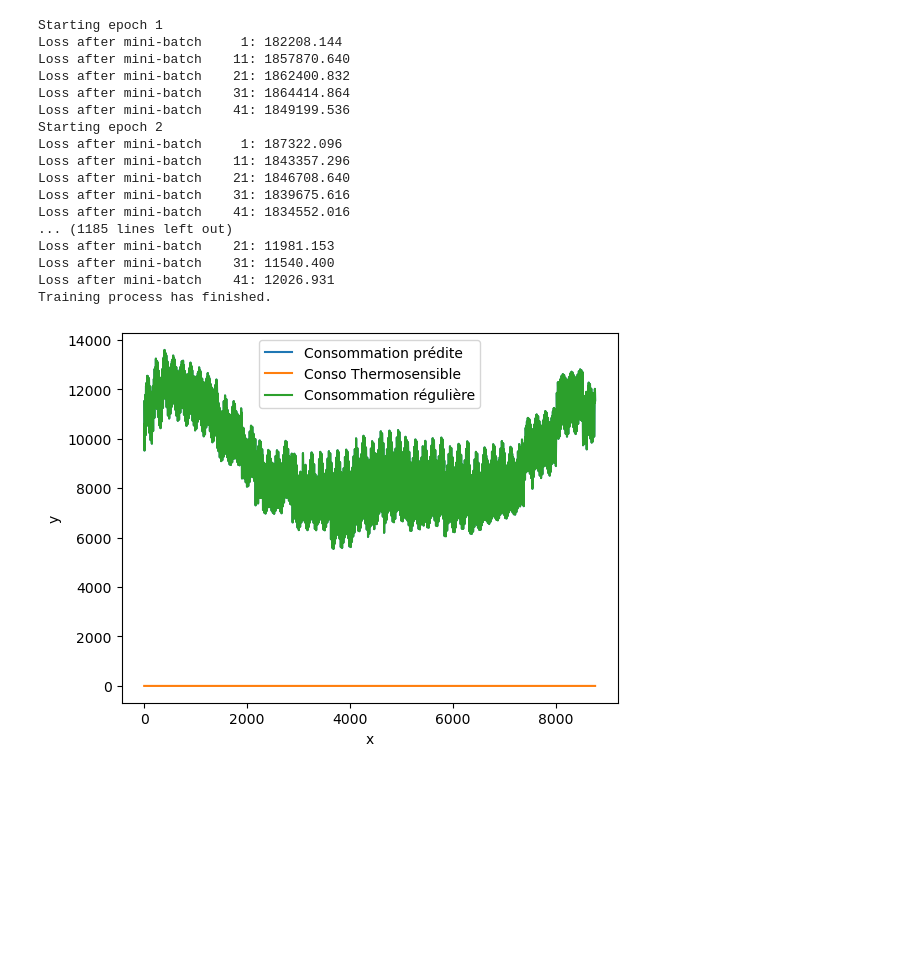
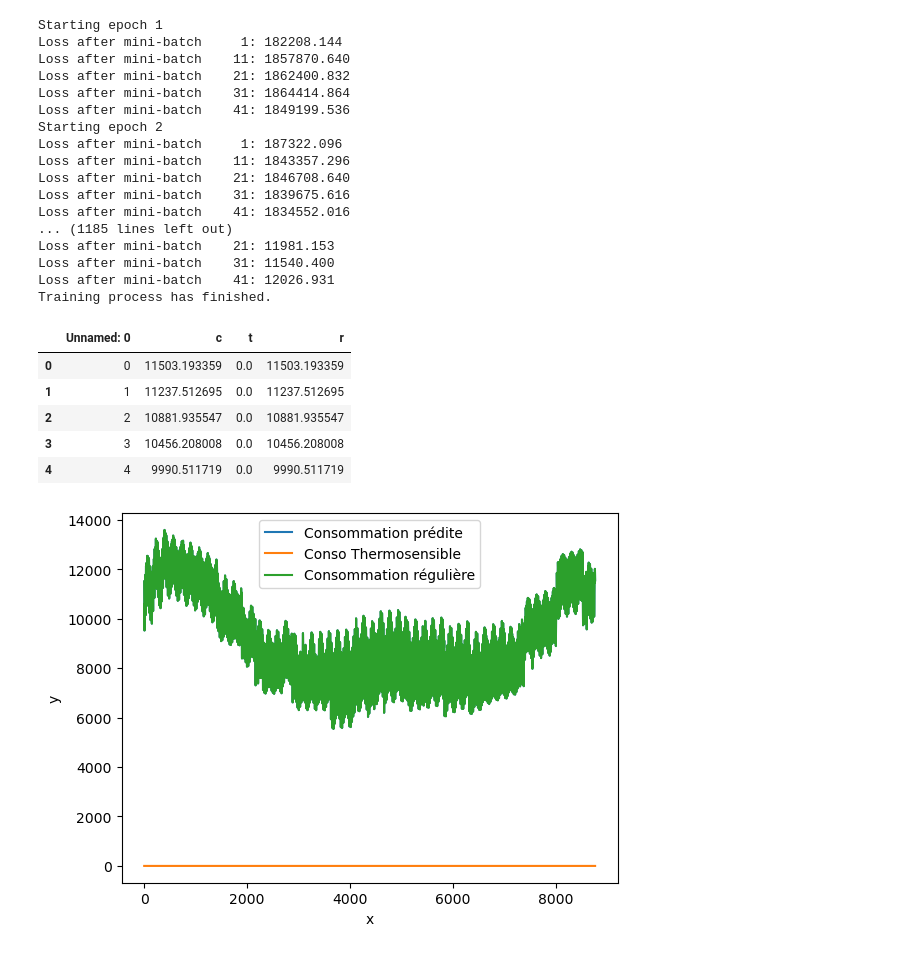
Before and after one commit to sofiane-sch/EnergyDisaggregation, a Jupyter notebook: EDA_test_base_NN.ipynb, the cells around one changed output. Saved outputs shown, nothing was run; the diff lists cells and outputs as text; code cells hidden in the pictures; blank space fills up the shorter version.

Commit message:
fix evaluation in test_base_NN

```diff
--- a/EDA_test_base_NN.ipynb
+++ b/EDA_test_base_NN.ipynb
@@ -85,6 +85,21 @@ import matplotlib.pyplot as plt
 df = pd.DataFrame({'c':a,'t':b,'r':c})
 # %%
 df.to_csv('df_test_NN.csv')
+# %%
+import pandas as pd
+df = pd.read_csv('df_test_NN.csv')
+a = df['c']
+b = df['t']
+c = df['r']
+# %%
+df.head()
+# %% [output]
+|  | Unnamed: 0 | c | t | r |
+| 0 | 0 | 11503.193359 | 0.0 | 11503.193359 |
+| 1 | 1 | 11237.512695 | 0.0 | 11237.512695 |
+| 2 | 2 | 10881.935547 | 0.0 | 10881.935547 |
+| 3 | 3 | 10456.208008 | 0.0 | 10456.208008 |
+| 4 | 4 | 9990.511719 | 0.0 | 9990.511719 |
 # %%
 plt.plot(a, label='Consommation prédite')
 plt.plot(b, label='Conso Thermosensible')
```
Also changed, not shown: parts of 7 cells of this notebook.
